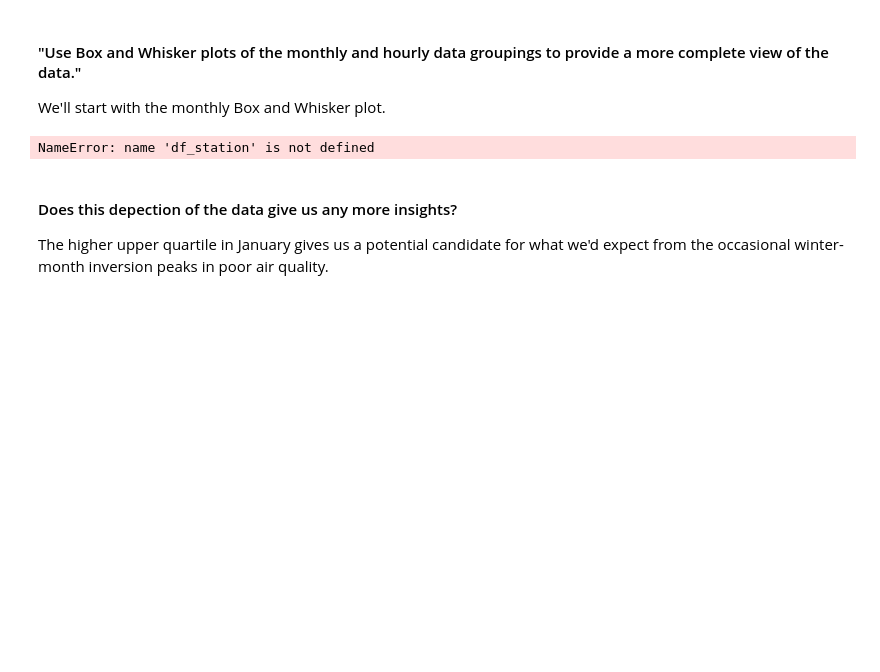
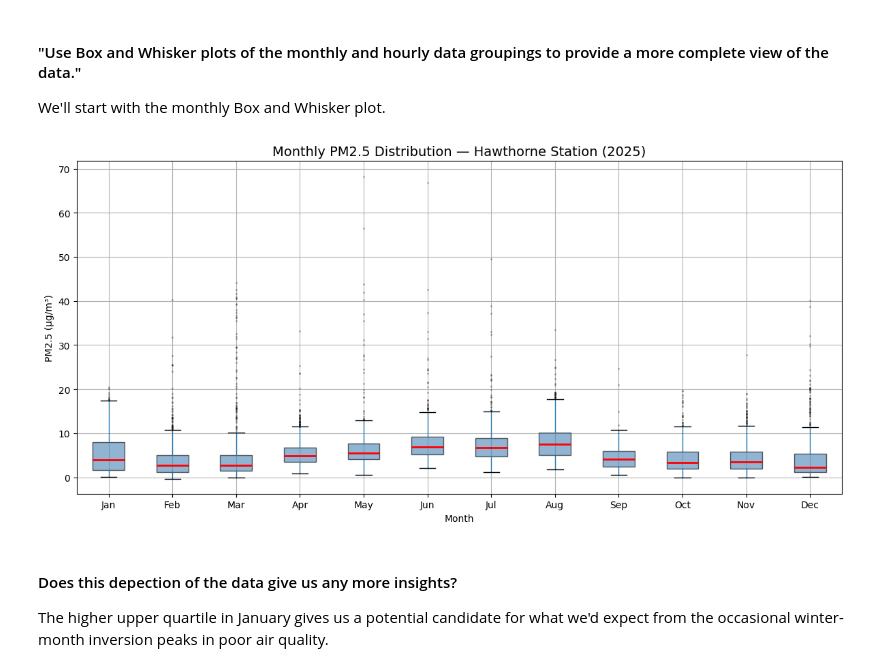
Before and after one commit to Jonapulse/MSD, a Jupyter notebook: Summer2026/CS6017/Week1/HW_1.ipynb, the cells around one changed output. Saved outputs shown, nothing was run; the diff lists cells and outputs as text; code cells hidden in the pictures; blank space fills up the shorter version.

Commit message:
CS6017 - fixed runtime error in HW_1.ipynb

```diff
--- a/Summer2026/CS6017/Week1/HW_1.ipynb
+++ b/Summer2026/CS6017/Week1/HW_1.ipynb
@@ -202,37 +202,43 @@ We see a clear difference in air quality between "day" and "night" that matches
 #### "Use Box and Whisker plots of the monthly and hourly data groupings to provide a more complete view of the data."
 We'll start with the monthly Box and Whisker plot.
 # %%
+hawthStation.groupby(hawthStation.index.month).apply(list)
+
+df_station = hawthStation.to_frame()
+df_station["month"] = hawthStation.index.month
+df_station["month_name"] = hawthStation.index.strftime("%b")
+
 # We start by applying a custom order based on fixed month order to the data before plotting it
 month_order = ["Jan","Feb","Mar","Apr","May","Jun",
                "Jul","Aug","Sep","Oct","Nov","Dec"]
 df_station["month_name"] = pd.Categorical(
     df_station["month_name"],
     categories=month_order,
     ordered=True
 )
 df_station = df_station.sort_values("month_name")
 
 fig, ax = plt.subplots(figsize=(12, 6))
 
 df_station.boxplot(
     column="hawthorne station",
     by="month_name",
     ax=ax,
     patch_artist=True,
     boxprops=dict(facecolor="steelblue", alpha=0.6),
     medianprops=dict(color="red", linewidth=2),
     flierprops=dict(marker=".", markersize=2, alpha=0.3)
 )
 
 ax.set_title("Monthly PM2.5 Distribution — Hawthorne Station (2025)", fontsize=14)
 plt.suptitle("")
 ax.set_xlabel("Month")
 ax.set_ylabel("PM2.5 (µg/m³)")
 
 plt.tight_layout()
 plt.show()
 # %% [output]
-NameError: name 'df_station' is not defined
+[figure, added]
 # %% [markdown]
 #### Does this depection of the data give us any more insights?
 The higher upper quartile in January gives us a potential candidate for what we'd expect from the occasional winter-month inversion peaks in poor air quality.
```
Also changed, not shown: parts of 2 cells of this notebook.
